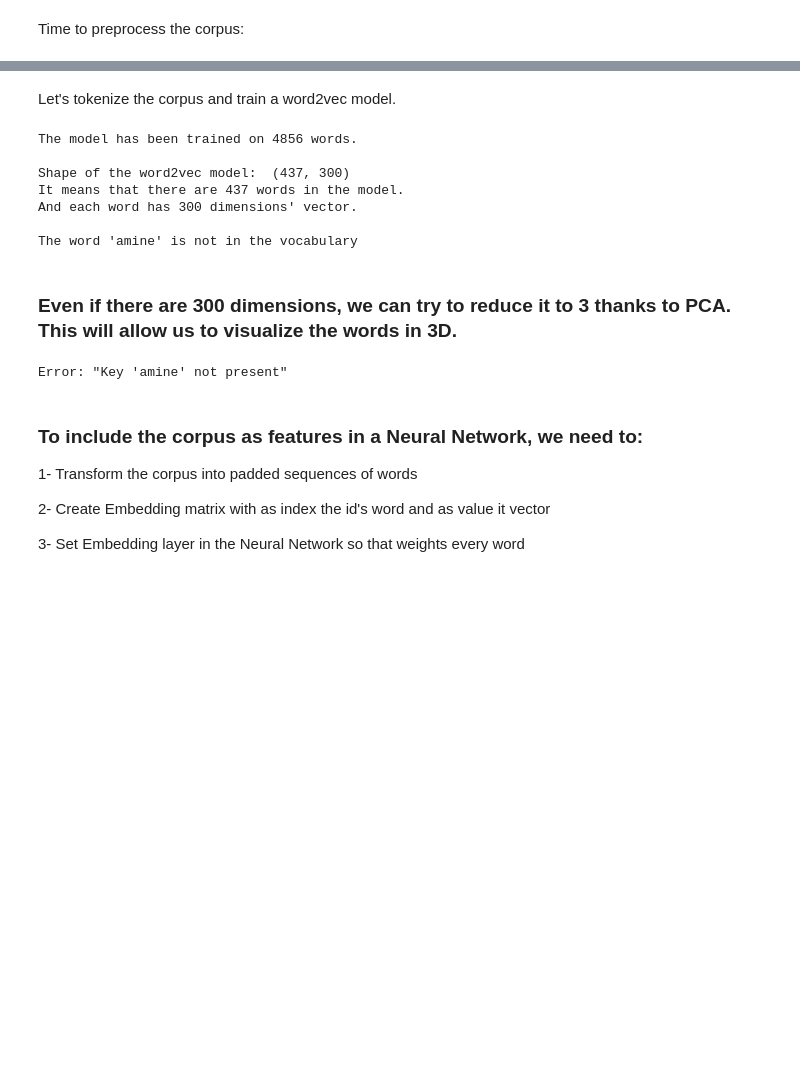
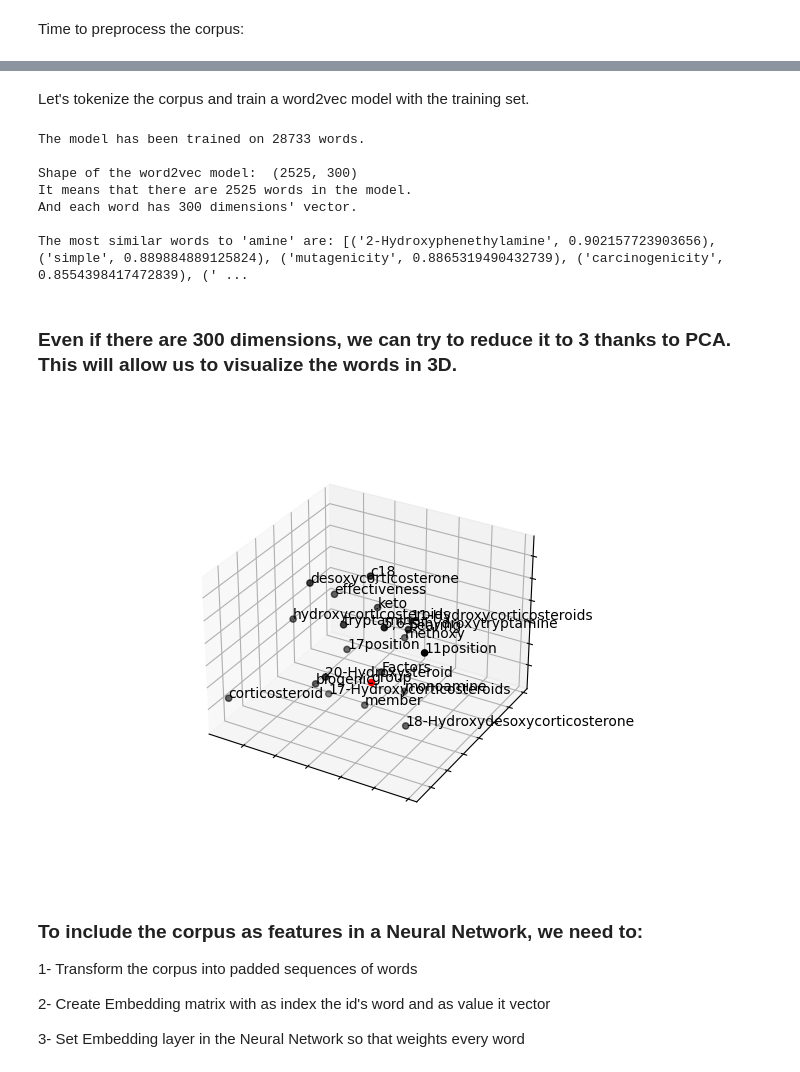
Before and after one commit to sifrproject/UMLS-Types-assignor, a Jupyter notebook: main.ipynb, the cells around one changed output, grey strips where cells are left out. Drawn from its saved outputs; the diff is of its cells as text; code cells hidden in the pictures; blank space fills up the shorter version.

```diff
--- a/main.ipynb
+++ b/main.ipynb
@@ -152,19 +195,23 @@ column = config["y_classificaton_column"]
 y_train = df_train[column].values
 y_test = df_test[column].values
 # %% [markdown]
-Let's tokenize the corpus and train a word2vec model.
+Let's tokenize the corpus and train a word2vec model with the training set.
 # %%
 corpus = df_train["Clean_Definition"].values
 
 # Create list of lists of Unigrams (eg. ['I', 'am', 'a', 'student', '.'])
-lst_corpus = []
-for string in corpus:
-   lst_words = string.split()
-   lst_grams = [" ".join(lst_words[i:i+1])
-               for i in range(0, len(lst_words), 1)]
-   if len(lst_grams) == 0:
-      lst_grams = [""]
-   lst_corpus.append(lst_grams)
+def create_list_unigrams(corpus):
+    lst_corpus = []
+    for string in corpus:
+       lst_words = string.split()
+       lst_grams = [" ".join(lst_words[i:i+1])
+                   for i in range(0, len(lst_words), 1)]
+       if len(lst_grams) == 0:
+          lst_grams = [""]
+       lst_corpus.append(lst_grams)
+    return lst_corpus
+
+lst_corpus = create_list_unigrams(corpus)
 
 # Detect Bigrams (eg. ['I am', 'a student', '.'])
 bigrams_detector = gensim.models.phrases.Phrases(lst_corpus, delimiter=" ", min_count=5, threshold=10)
@@ -175,8 +222,7 @@ trigrams_detector = gensim.models.phrases.Phraser(trigrams_detector)
 
 ## Fit Word2Vec
 nlp = gensim.models.word2vec.Word2Vec(lst_corpus,
-   vector_size=config["vector_size"], window=config["window"], min_count=1, sg=1, epochs=config["epochs"])
-# * TODO vector_size, window, epochs -> config var
+   vector_size=config["vector_size"], window=config["window"], min_count=1, sg=1, epochs=config["w2v_epochs"])
 print("The model has been trained on {} words.\n".format(nlp.corpus_total_words))
 print("Shape of the word2vec model: ", nlp.wv.vectors.shape)
 print("It means that there are {} words in the model.".format(nlp.wv.vectors.shape[0]))
@@ -188,17 +234,17 @@ try:
 except KeyError:
    print("The word '{}' is not in the vocabulary".format(word))
 # %% [output]
-The model has been trained on 4856 words.
+The model has been trained on 28733 words.
 
-Shape of the word2vec model:  (437, 300)
-It means that there are 437 words in the model.
+Shape of the word2vec model:  (2525, 300)
+It means that there are 2525 words in the model.
 And each word has 300 dimensions' vector.
 
-The word 'amine' is not in the vocabulary
+The most similar words to 'amine' are: [('2-Hydroxyphenethylamine', 0.902157723903656), ('simple', 0.889884889125824), ('mutagenicity', 0.8865319490432739), ('carcinogenicity', 0.8554398417472839), (' ...
 # %% [markdown]
 ### Even if there are 300 dimensions, we can try to reduce it to 3 thanks to PCA. This will allow us to visualize the words in 3D.
 # %%
-word = "amine"
+word = "group"
 
 try:
     # Word Embedding
@@ -206,35 +252,35 @@ try:
     X = nlp.wv[tot_words]
 
     # PCA to reduce dimensionality from 300 to 3
     pca = manifold.TSNE(perplexity=40, n_components=3, init="pca")
     X = pca.fit_transform(X)
 
     # Create dtf
     df = pd.DataFrame(X, index=tot_words, columns=["x","y","z"])
     df["input"] = 0
-    df.at["amine","input"]=1
+    df.at["group","input"]=1
 
     # Plot 3d
     from mpl_toolkits.mplot3d import Axes3D
 
     fig = plt.figure()
     ax = fig.add_subplot(111, projection="3d")
     ax.scatter(df[df["input"]==0]["x"],
                df[df["input"]==0]["y"],
                df[df["input"]==0]["z"], c="black")
     ax.scatter(df[df["input"]==1]["x"],
                df[df["input"]==1]["y"],
                df[df["input"]==1]["z"], c="red")
     ax.set(xlabel=None, ylabel=None, zlabel=None, xticklabels=[],
            yticklabels=[], zticklabels=[])
     for label, row in df[["x","y","z"]].iterrows():
         x, y, z = row
         ax.text(x, y, z, s=label)
     plt.show()
 except Exception as e:
     print("Error: " + str(e))
 # %% [output]
-Error: "Key 'amine' not present"
+[figure, added]
 # %% [markdown]
 ### To include the corpus as features in a Neural Network, we need to:
 
```
Also changed, not shown: parts of 22 cells of this notebook.
